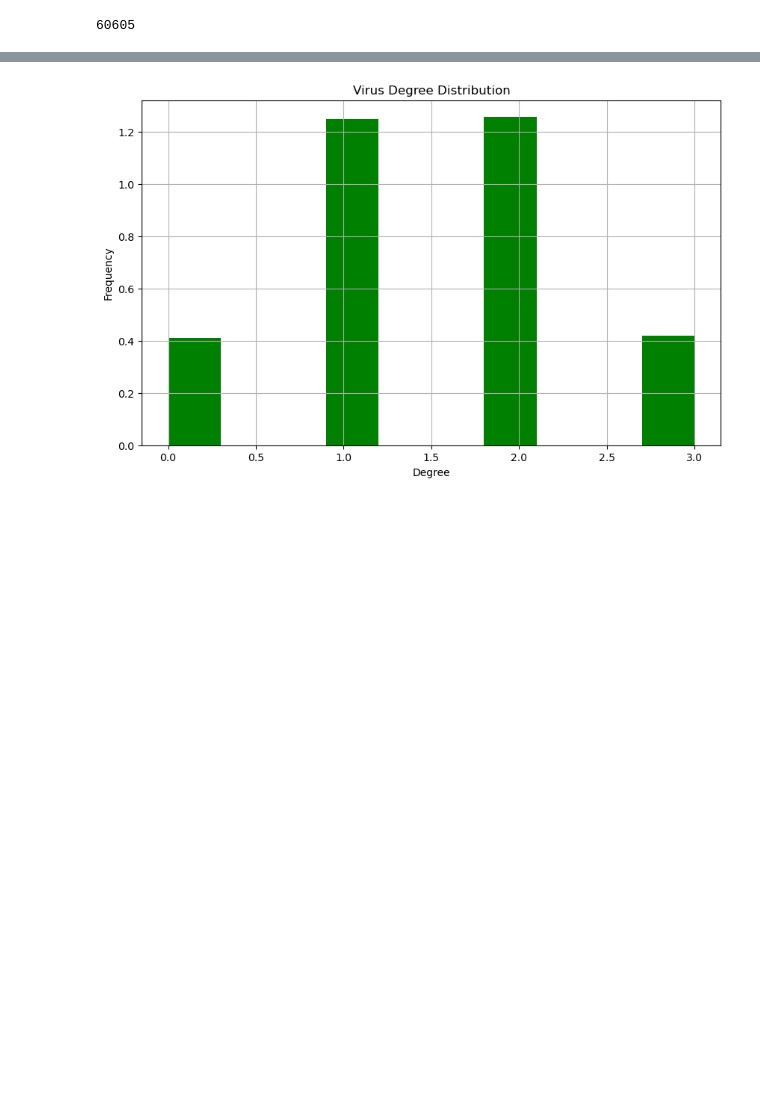
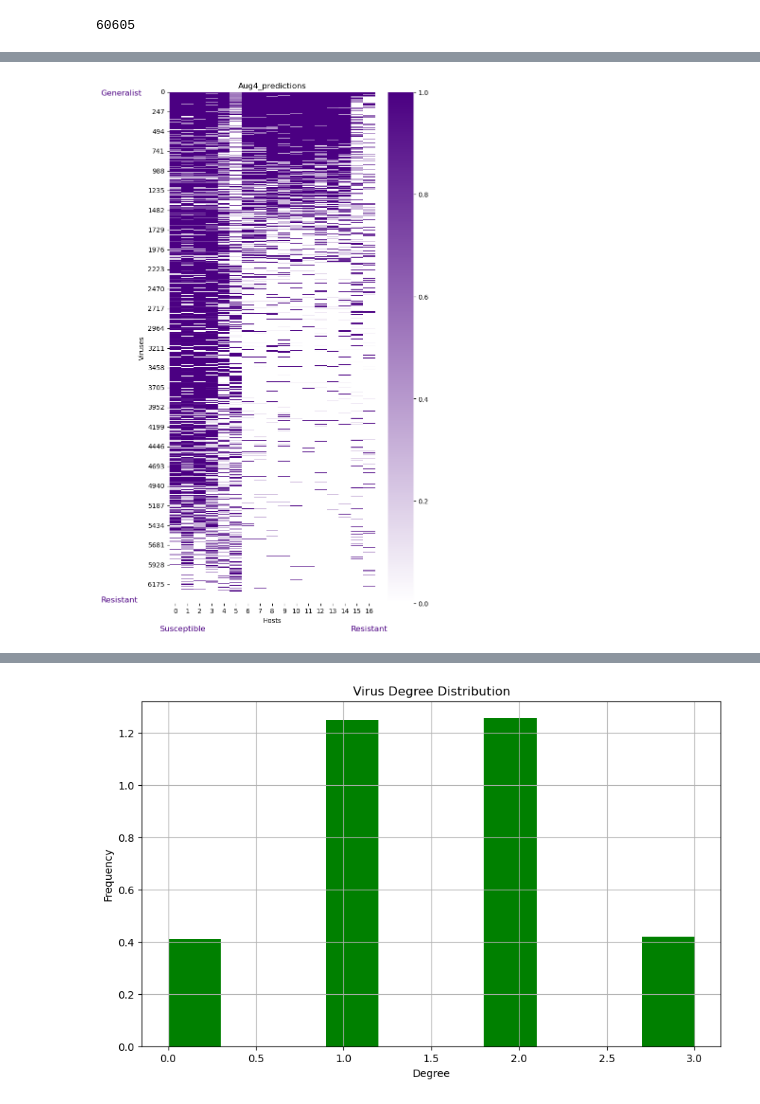
Before and after one commit to DuhaimeLab/VirusHostNetworkAnalysis, a Jupyter notebook: VHIP_large_data.ipynb, the cells around one changed output, grey strips where cells are left out. Saved outputs shown, nothing was run; the diff lists cells and outputs as text; code cells hidden in the pictures; blank space fills up the shorter version.

```diff
--- a/VHIP_large_data.ipynb
+++ b/VHIP_large_data.ipynb
@@ -20,0 +30,4 @@ myco_properties.plot_heatmap()
+# %%
+aug4_properties.plot_heatmap()
+# %% [output]
+[figure, added]
```
Also changed, not shown: parts of 28 cells of this notebook, 49 other files.
